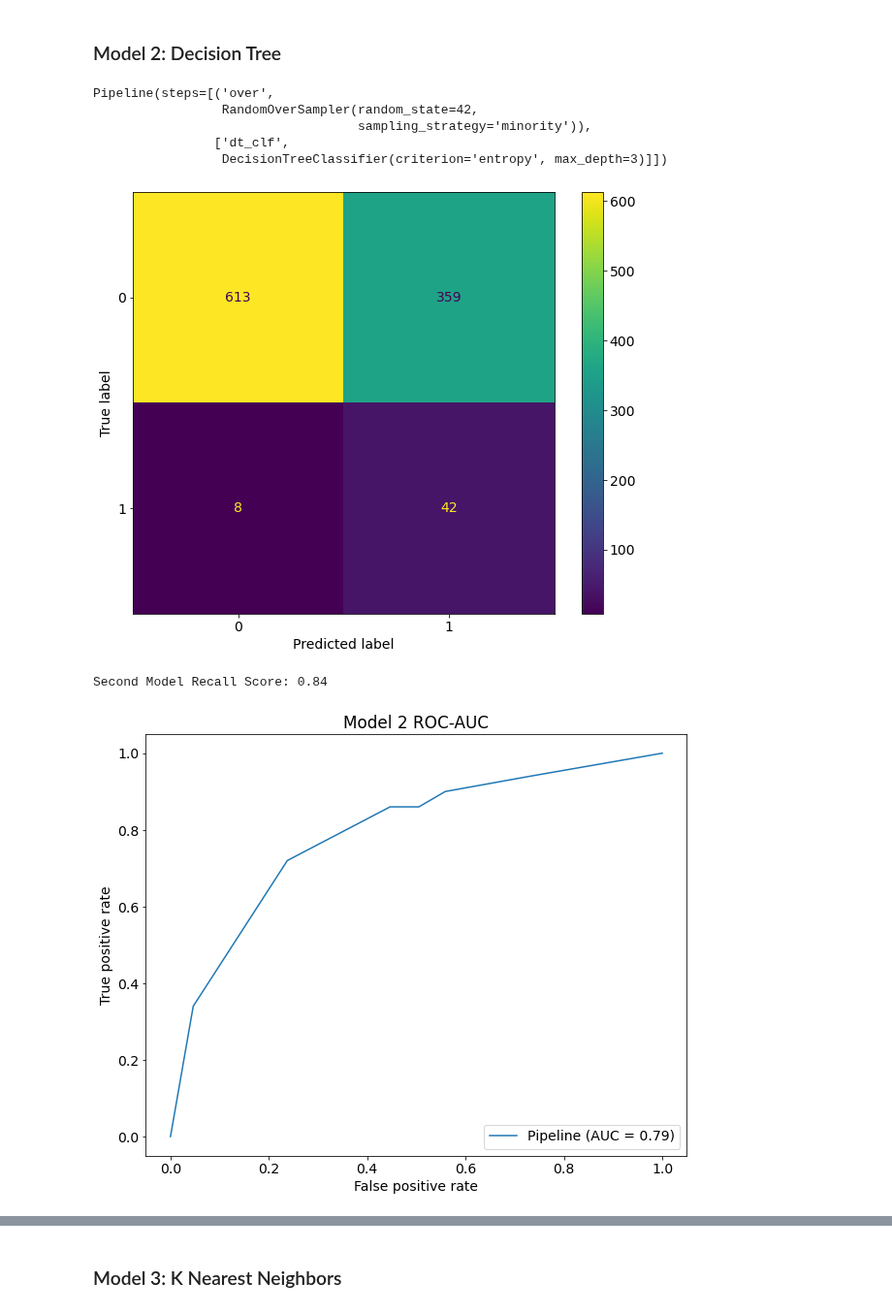
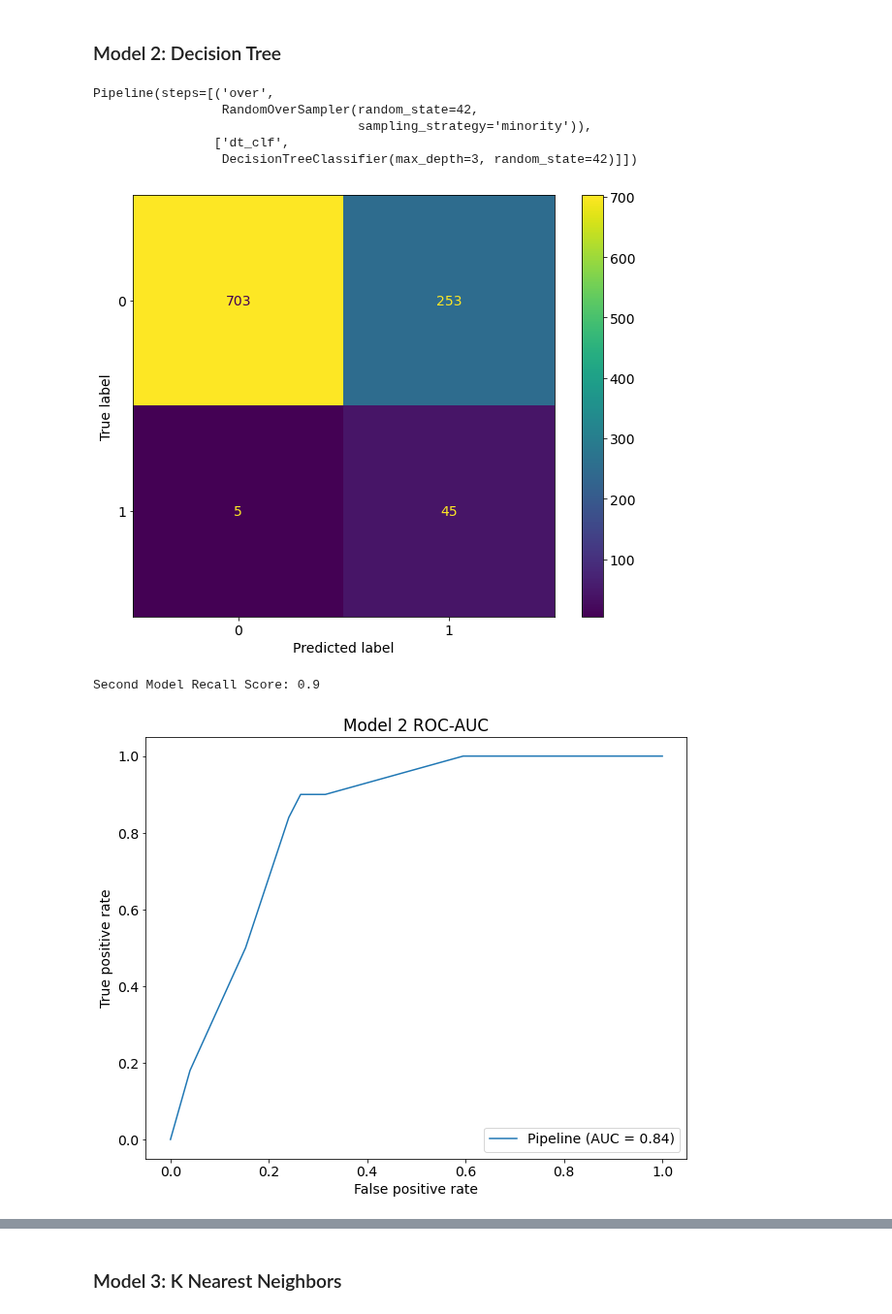
Before and after one commit to jordanate/machine-learning-classification, a Jupyter notebook: jordana_notebook.ipynb, the cells around one changed output, grey strips where cells are left out. Shown at 97% size. Cells and saved outputs as stored; diff of their text form; code cells hidden in the pictures.

```diff
--- a/jordana_notebook.ipynb
+++ b/jordana_notebook.ipynb
@@ -260,6 +256,9 @@ df.drop('id', axis=1, inplace=True)
 # %%
 # Dropping the row with gender 'other'
 df.drop(df[df.gender == 'Other'].index, inplace = True)
+# %%
+# Dropping the rows where the BMI is greater than or equal to 50
+df = df.loc[(df['bmi']<50) | (df['bmi'].isna())]
 # %%
 # Reclassify those who are under 13 as never smoker
 df.loc[((df['smoking_status'] == 'Unknown') & (df['age'] < 13)), 'smoking_status'] = 'never smoked'
@@ -484,7 +485,7 @@ In our next models, we will attempt to maximize the recall score and minimize th
 # %%
 # Define new model
 model2_dt_pipe  = Pipeline(steps = [['over', RandomOverSampler(sampling_strategy='minority', random_state = 42)],
-                                ['dt_clf', DecisionTreeClassifier(criterion = 'entropy', max_depth = 3)]])
+                        ['dt_clf', DecisionTreeClassifier(criterion = 'gini', max_depth = 3, random_state = 42)]])
 # %%
 # Fitting on the pipeline
 model2_dt_pipe.fit(X_train, y_train)
@@ -493,7 +494,7 @@ Pipeline(steps=[('over',
                  RandomOverSampler(random_state=42,
                                    sampling_strategy='minority')),
                 ['dt_clf',
-                 DecisionTreeClassifier(criterion='entropy', max_depth=3)]])
+                 DecisionTreeClassifier(max_depth=3, random_state=42)]])
 # %%
 # Calculating y_pred
 y_pred = model2_dt_pipe.predict(X_test)
@@ -503,7 +504,7 @@ fig, ax = plt.subplots(figsize = (10, 8))
 plt.rcParams.update({'font.size': 14})
 plot_confusion_matrix(model2_dt_pipe, X_test, y_test, ax=ax);
 # %% [output]
-[figure, old version]
+[figure, new version]
 # %%
 # Calculating recall score
 model2_dt_recall = recall_score(y_test, y_pred)
@@ -511,17 +512,17 @@ model2_dt_recall
 
 print('Second Model Recall Score:', model2_dt_recall)
 # %% [output]
-Second Model Recall Score: 0.84
+Second Model Recall Score: 0.9
 # %%
 # Visualizing the AUC (Area Under the Curve)
 fig, ax = plt.subplots(figsize = (10,8))
-plot_roc_curve(model3_dt_pipe, X_test, y_test, ax = ax)
+plot_roc_curve(model2_dt_pipe, X_test, y_test, ax = ax)
 ax.set_ylabel('True positive rate')
 ax.set_xlabel('False positive rate')
 ax.set_title('Model 2 ROC-AUC')
 plt.show()
 # %% [output]
-[figure, old version]
+[figure, new version]
 # %% [markdown]
 ### _Comments on Model 2_
 
```
Also changed, not shown: parts of 50 cells of this notebook.
